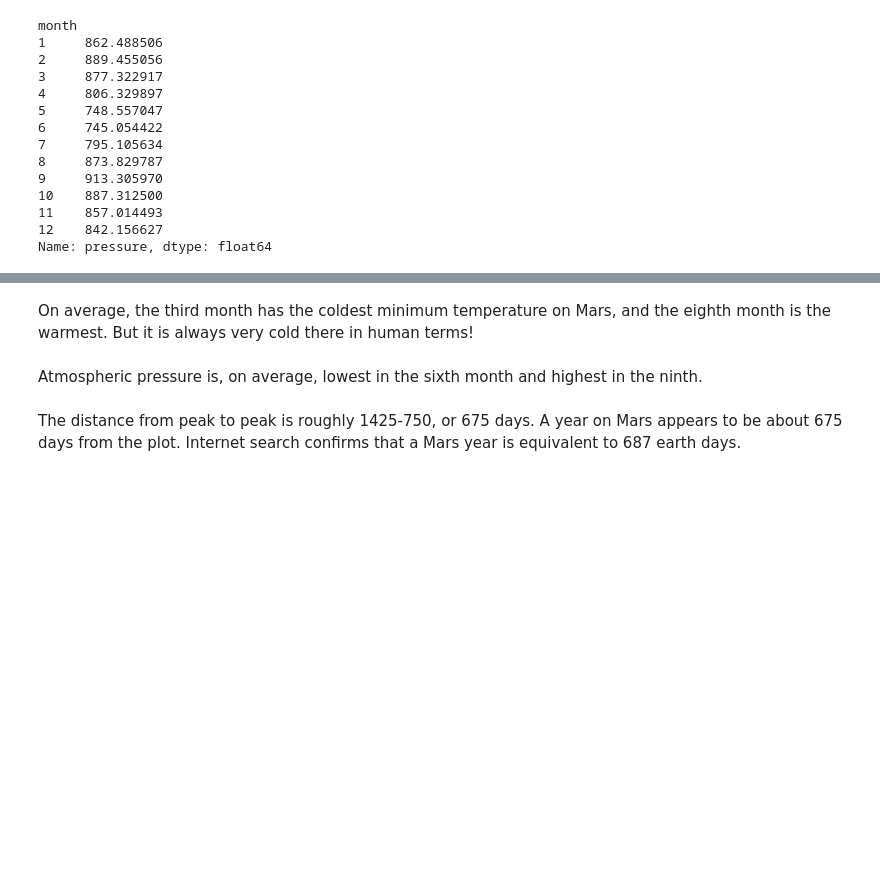
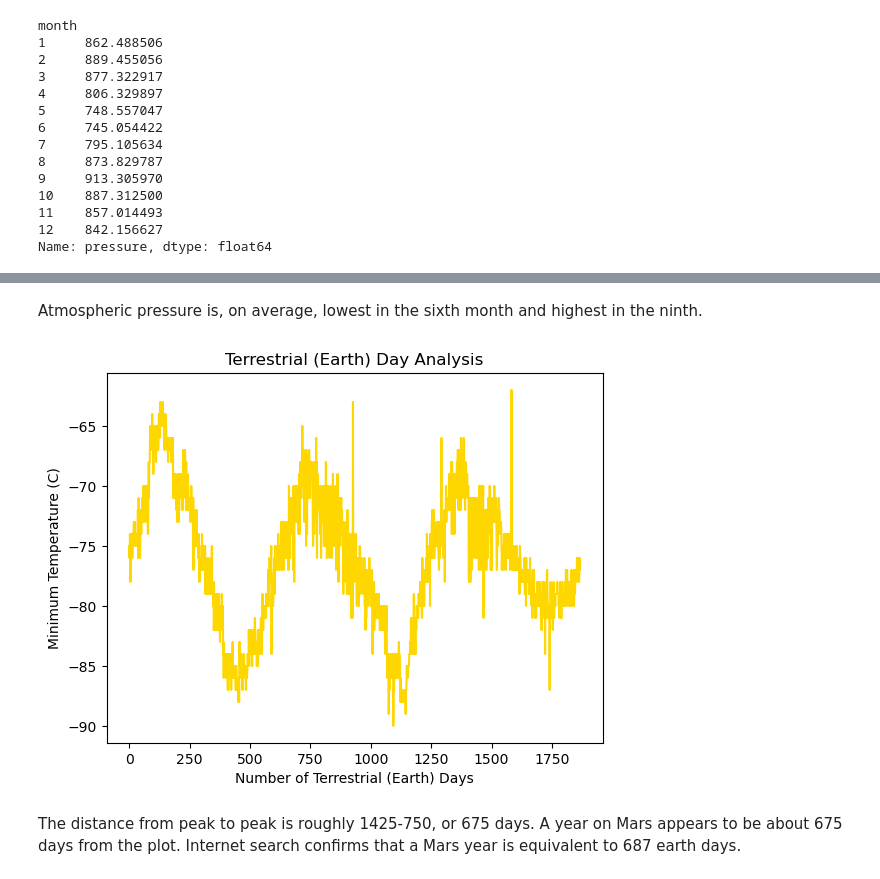
Before and after one commit to gfoley15/datacollection_challenge, a Jupyter notebook: part2/part_2_mars_weather.ipynb, the cells around one changed output, grey strips where cells are left out. Saved outputs shown, nothing was run; the diff lists cells and outputs as text; code cells hidden in the pictures; blank space fills up the shorter version.

```diff
--- a/part2/part_2_mars_weather.ipynb
+++ b/part2/part_2_mars_weather.ipynb
@@ -262,7 +260,14 @@ plt.show()
-# %% [markdown]
-On average, the third month has the coldest minimum temperature on Mars, and the eighth month is the warmest. But it is always very cold there in human terms!
 # %% [markdown]
 Atmospheric pressure is, on average, lowest in the sixth month and highest in the ninth.
+# %%
+# 5. How many terrestrial (earth) days are there in a Martian year?
+mars_df["min_temp"].plot(kind = 'line', color="gold",
+    title="Terrestrial (Earth) Day Analysis",
+    xlabel="Number of Terrestrial (Earth) Days",
+    ylabel="Minimum Temperature (C)")
+plt.show()
+# %% [output]
+[figure, added]
 # %% [markdown]
 The distance from peak to peak is roughly 1425-750, or 675 days. A year on Mars appears to be about 675 days from the plot. Internet search confirms that a Mars year is equivalent to 687 earth days.
 # %% [markdown]
```
Also changed, not shown: parts of 6 cells of this notebook, 1 other file.
